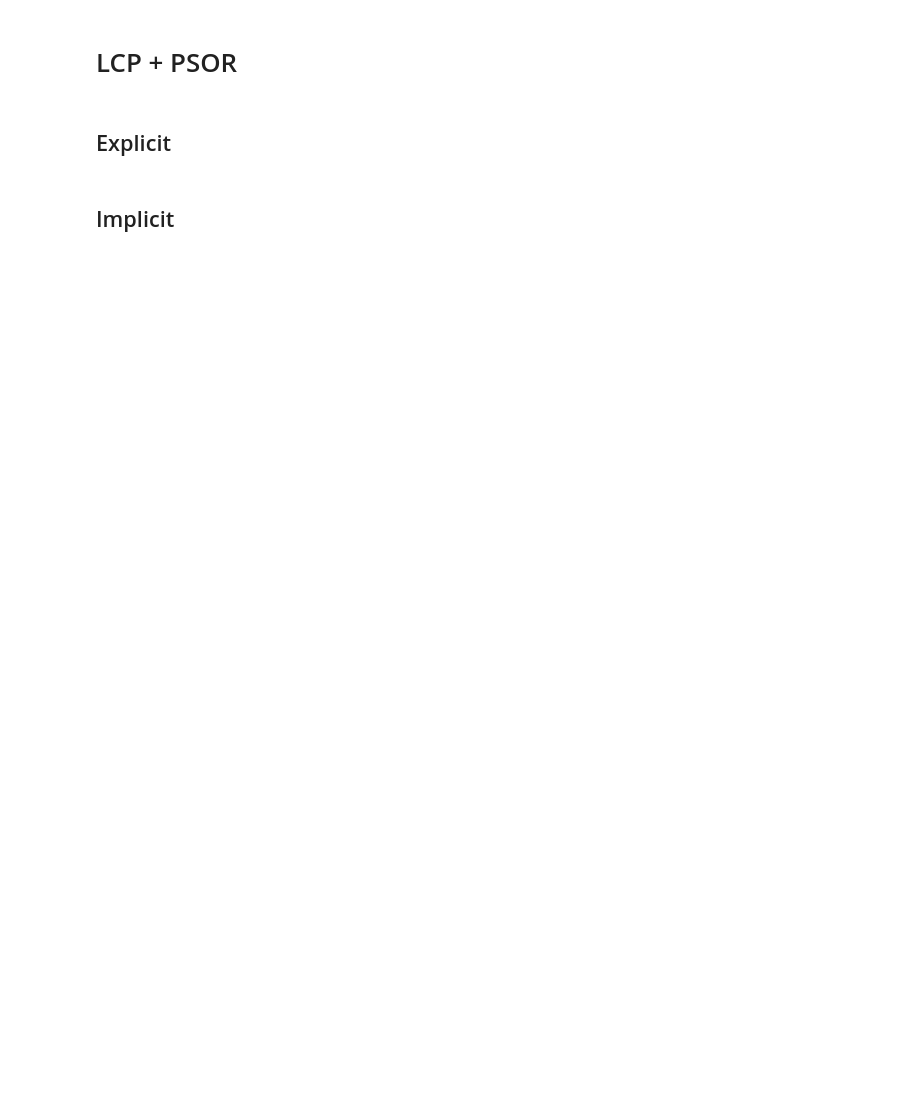
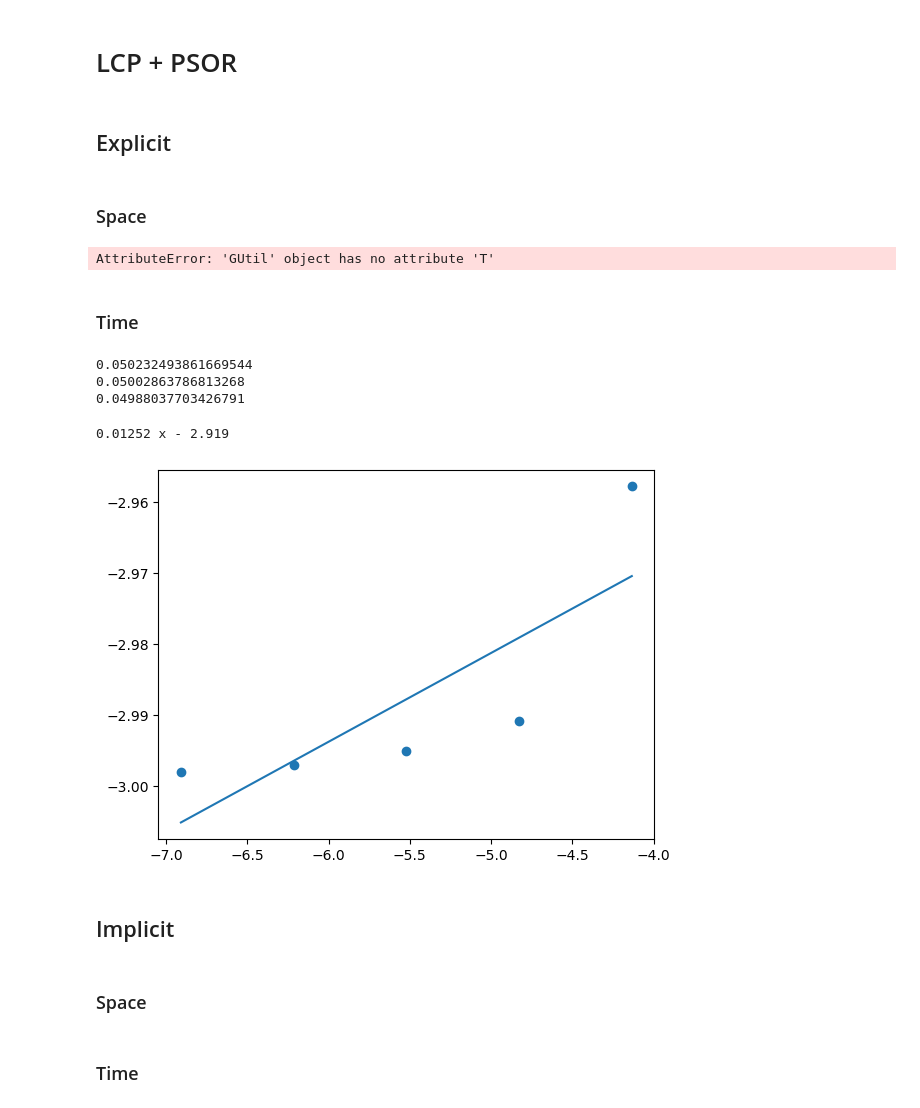
Before and after one commit to Alcruz/interstellar, a Jupyter notebook: src/convergence_analysis.ipynb, the cells around one changed output. Drawn from its saved outputs; the diff is of its cells as text; code cells hidden in the pictures; blank space fills up the shorter version.

```diff
--- a/src/convergence_analysis.ipynb
+++ b/src/convergence_analysis.ipynb
@@ -80,0 +172,10 @@ plt.show()
+# %%
+dx = 1/128
+dt = [1/8, 1/32, 1/64, 1/128, 1/256]
+
+result = np.empty((len(dt), len(S_test),))
+for i, dt_i in enumerate(dt):
+    V, S_bar = nielsen.solve_implicitly(put, r, sigma, 2, dx, dt_i)
+    V_pred = V(S_test)
+    print(mean_squared_error(V_test, V_pred, squared=False, axis=0))
+    result[i] = V_pred
@@ -109,13 +227,17 @@ plt.show()
 # LCP + PSOR
 # %% [markdown]
 ## Explicit
+# %% [markdown]
+### Space
 # %%
-dx = [1/32, 1/64, 1/128, 1/512]
-dt = 0.5*(dx[-1])**2
+dx = [1/8, 1/16, 1/32, 1/64]
+dt = 1/1024
 
 result = np.empty((len(dx), len(S_test),))
 for i, dx_i in enumerate(dx):
-    V, S_bar = lcp.solve(put, r, sigma, 2, dx_i, dt)
+    V, S_bar = lcp.solve(put, r, sigma, dx_i, dt, x_min=-3, x_max=3)
     V_pred = V(S_test)
-    print(V_pred)
+    print(mean_squared_error(V_test, V_pred, squared=False, axis=0))
     result[i] = V_pred
+# %% [output]
+AttributeError: 'GUtil' object has no attribute 'T'
@@ -122,3 +257,37 @@ for i, dx_i in enumerate(dx):
+# %% [markdown]
+### Time
+# %%
+dx = 1/16
+dt = [1/128, 1/256, 1/1024]
+
+result = np.empty((len(dt), len(S_test),))
+for i, dt_i in enumerate(dt):
+    V, S_bar = lcp.solve(put, r, sigma, dx=dx, dt=dt_i, x_min=-3, x_max=3, wR=1)
+    V_pred = V(S_test)
+    print(mean_squared_error(V_test, V_pred, squared=False, axis=0))
+    result[i] = V_pred
+# %% [output]
+0.050232493861669544
+0.05002863786813268
+0.04988037703426791
+# %%
+log_dt = np.log(dt)
+log_dt_axis = np.linspace(np.min(log_dt), np.max(log_dt))
+
+result_df = pd.DataFrame(result, index=dt, columns=S_test)
+error_df = np.sqrt(mean_squared_error(V_test, result_df, axis=1))
+log_error_df = np.log(error_df)
+p = np.polyfit(log_dt, log_error_df, deg=1)
+f = np.poly1d(p)
+print(f)
+plt.scatter(log_dt, log_error_df)
+plt.plot(log_dt_axis, f(log_dt_axis))
+plt.show()
+# %% [output]
+0.01252 x - 2.919
+[figure, added]
 # %% [markdown]
 ## Implicit
+# %% [markdown]
+### Space
 # %%
@@ -133,0 +316,2 @@ for i, dx_i in enumerate(dx):
+# %% [markdown]
+### Time
```
Also changed, not shown: parts of 34 cells of this notebook, 3 other files.
